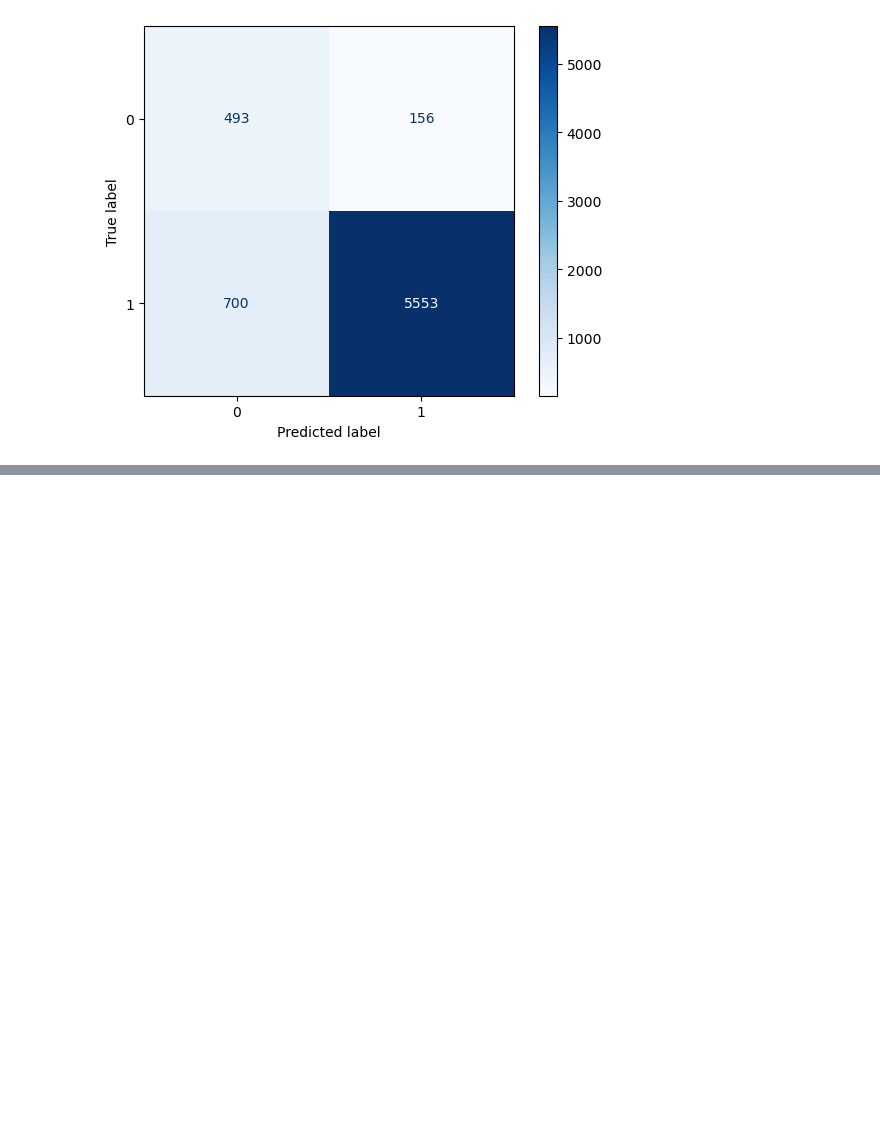
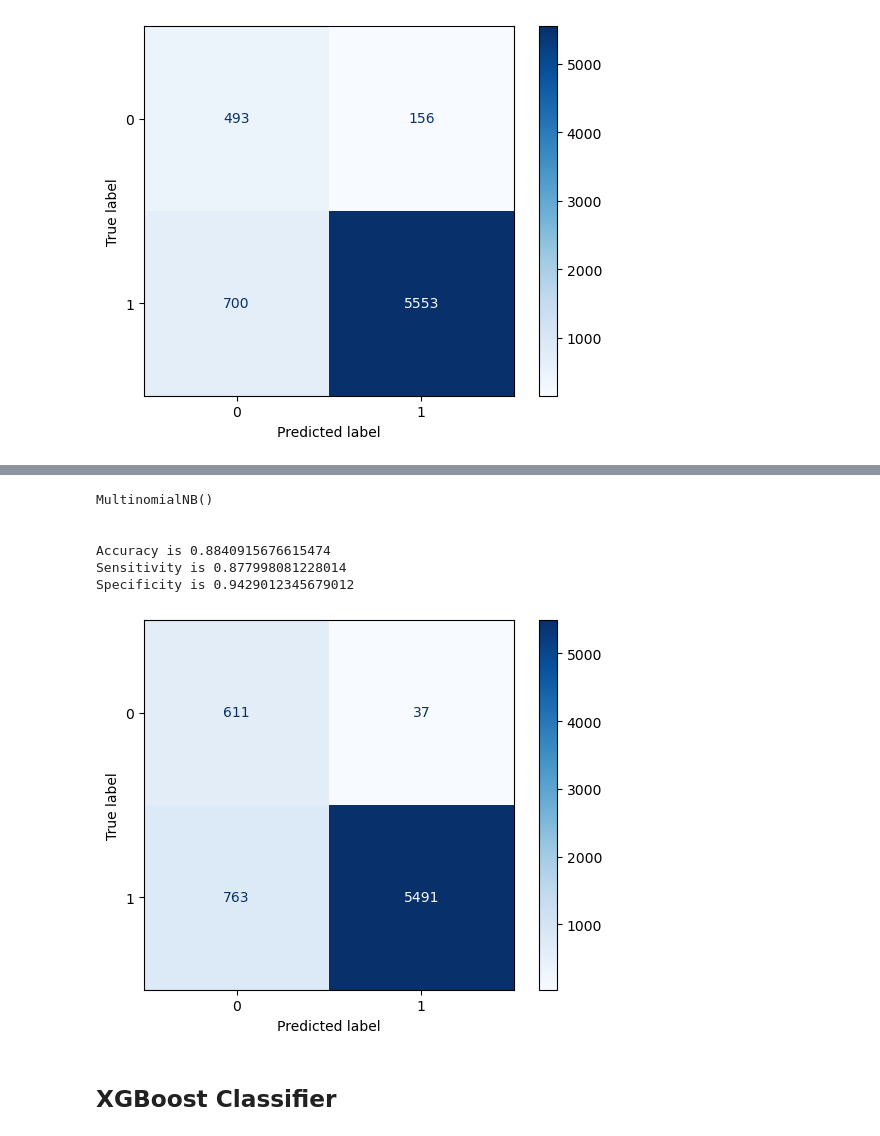
Before and after one commit to RavishankarDuMCA10/Sentiment-Based-Product-Recommendation-System, a Jupyter notebook: Sentiment Based Product Recommendation System.ipynb, the cells around one changed output, grey strips where cells are left out. Saved outputs shown, nothing was run; the diff lists cells and outputs as text; code cells hidden in the pictures; blank space fills up the shorter version.

```diff
--- a/Sentiment Based Product Recommendation System.ipynb
+++ b/Sentiment Based Product Recommendation System.ipynb
@@ -975,0 +1045,13 @@ mdl = pd.read_pickle('Pickles/final_lr.pkl')
+# %%
+# Test data Performance metrics
+display_score(nb)
+# %% [output]
+MultinomialNB()
+
+
+Accuracy is 0.8840915676615474
+Sensitivity is 0.877998081228014
+Specificity is 0.9429012345679012
+[figure, added]
+# %% [markdown]
+## XGBoost Classifier
```
Also changed, not shown: parts of 18 cells of this notebook, 2 other files.
